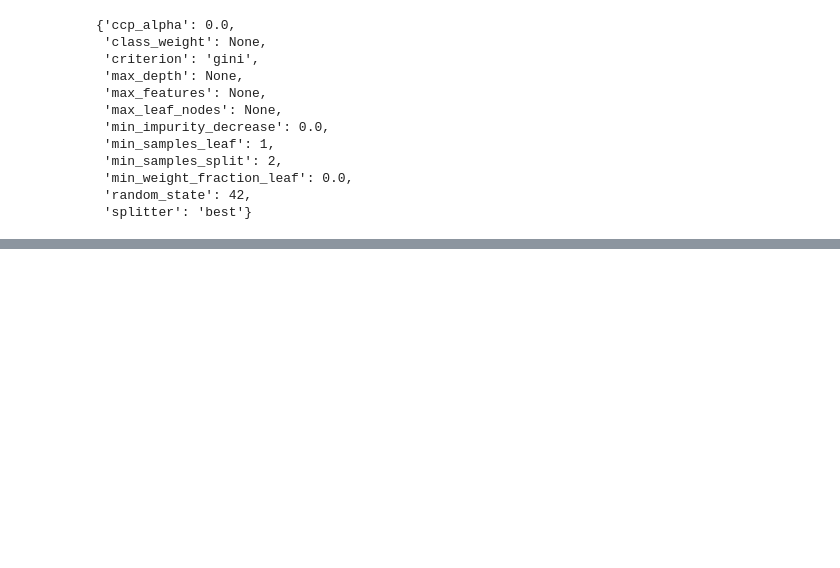
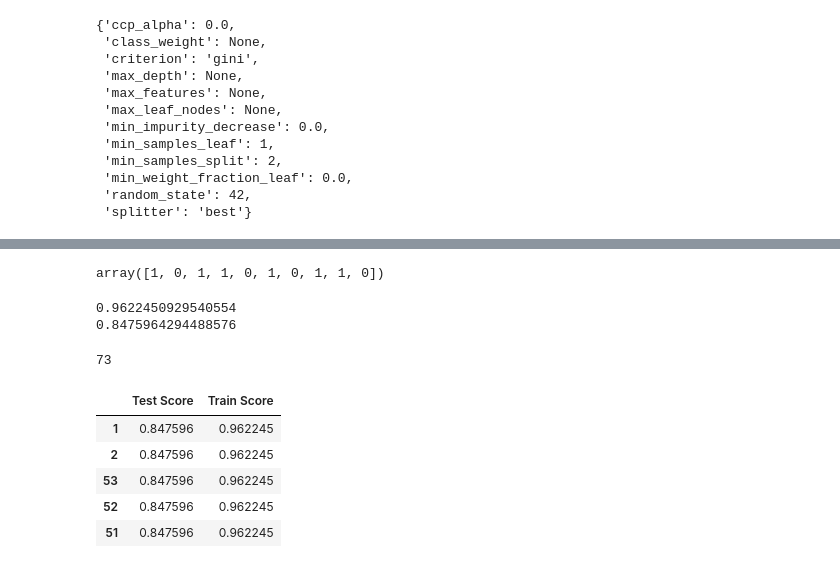
Before and after one commit to krheams60/Sales-predictions, a Jupyter notebook: Project2_Part4_Ken_Rheams.ipynb, the cells around one changed output, grey strips where cells are left out. Cells and saved outputs as stored; diff of their text form; code cells hidden in the pictures; blank space fills up the shorter version.

```diff
--- a/Project2_Part4_Ken_Rheams.ipynb
+++ b/Project2_Part4_Ken_Rheams.ipynb
@@ -298,0 +361,4 @@ dec_tree.fit(X_train, y_train)
+# %%
+rf = RandomForestClassifier(random_state = 42)
+rf_pipe = make_pipeline(preprocessor, rf)
+rf_pipe
@@ -298,0 +403,40 @@ dec_tree.fit(X_train, y_train)
+# %%
+rf_pipe.fit(X_train, y_train)
+
+rf_training_predictions = rf_pipe.predict(X_train)
+rf_test_predictions = rf_pipe.predict(X_test)
+rf_training_predictions[:10]
+# %% [output]
+array([1, 0, 1, 1, 0, 1, 0, 1, 1, 0])
+# %%
+train_score = rf_pipe.score(X_train, y_train)
+test_score = rf_pipe.score(X_test, y_test)
+print(train_score)
+print(test_score)
+# %% [output]
+0.9622450929540554
+0.8475964294488576
+# %%
+est_depths = [estimator.get_depth() for estimator in rf.estimators_]
+max(est_depths)
+# %% [output]
+73
+# %%
+depths = range(1, max(est_depths))
+scores = pd.DataFrame(index=depths, columns=['Test Score'])
+for depth in depths:
+   rf = RandomForestClassifier(max_depth=depth)
+   rf_pipe.fit(X_train, y_train)
+   scores.loc[depth, 'Train Score'] = rf_pipe.score(X_train, y_train)
+   scores.loc[depth, 'Test Score'] = rf_pipe.score(X_test, y_test)
+   scores.head()
+# %%
+sorted_scores = scores.sort_values(by='Test Score', ascending=False)
+sorted_scores.head()
+# %% [output]
+|  | Test Score | Train Score |
+| 1 | 0.847596 | 0.962245 |
+| 2 | 0.847596 | 0.962245 |
+| 53 | 0.847596 | 0.962245 |
+| 52 | 0.847596 | 0.962245 |
+| 51 | 0.847596 | 0.962245 |
```
Also changed, not shown: parts of 25 cells of this notebook.
